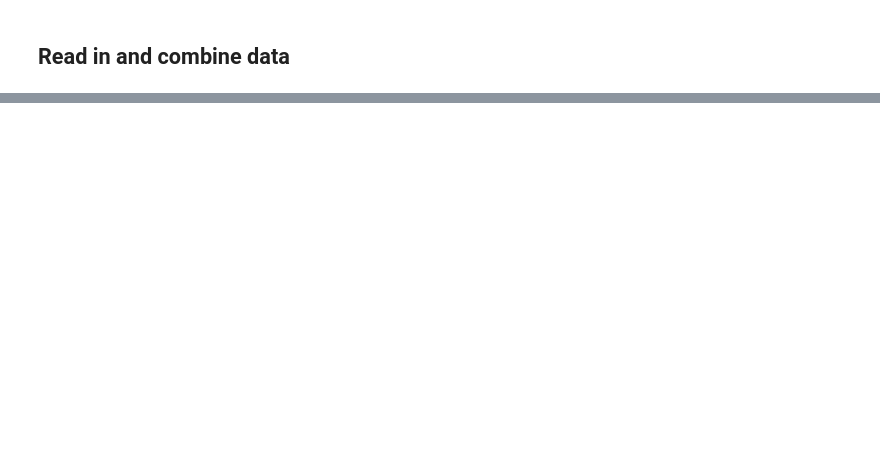
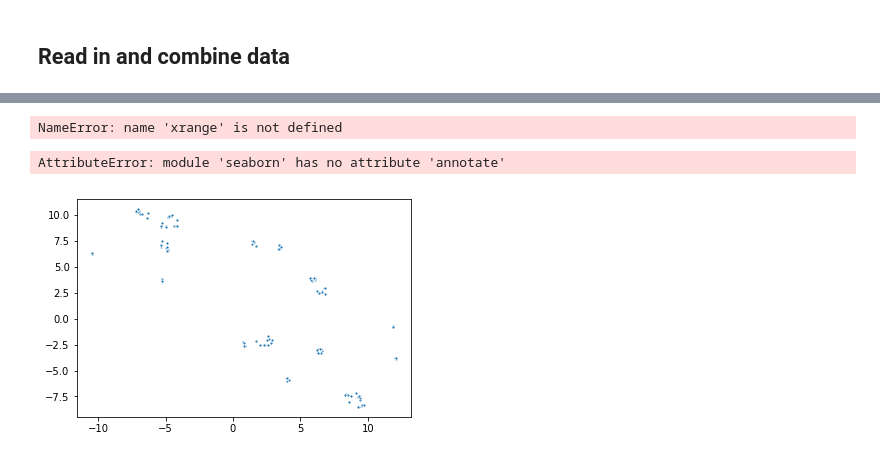
Before and after one commit to jlehnersd/kardashians, a Jupyter notebook: get_data.ipynb, the cells around one changed output, grey strips where cells are left out. Cells and saved outputs as stored; diff of their text form; code cells hidden in the pictures; blank space fills up the shorter version.

```diff
--- a/get_data.ipynb
+++ b/get_data.ipynb
@@ -38,0 +483,3 @@ kardashians = pd.concat([caitlyn, kendall, kylie, kim, kourtney, khloe, kris, ro
+# %%
+topic_vectors = np.array(topics_df)
+topic_vectors
@@ -38,0 +531,42 @@ kardashians = pd.concat([caitlyn, kendall, kylie, kim, kourtney, khloe, kris, ro
+# %%
+_lda_keys = []
+for i in xrange(topic_vectors.shape[0]):
+  _lda_keys +=  _topics[i].argmax(),
+# %% [output]
+NameError: name 'xrange' is not defined
+# %%
+nn = NearestNeighbors(metric='cosine', algorithm='brute')
+nn.fit(topic_vectors)
+
+word_indices = set()
+
+key_words = ['sweet', 'proud', 'baby', 'khloe', 'thanks', 'yes', 'today', 'miss', 'good',
+             'know', 'thank', 'fun', 'dolls', 'amazing', 'love', 'hi', 'muah', 'true', 'wow', 'yay']
+# %%
+#key_words = ["monster", "margaret", "elizabeth", "victor", "robert", "frankenstein", "henry", "justine", "beaufort", "caroline", "william"]
+for key in key_words:
+    word_index = count_vectorizer.vocabulary_[key]
+    dist, index = nn.kneighbors(topic_vectors[[word_index], :], n_neighbors=10)
+    word_indices.add(word_index)
+    word_indices.update(list(index.flat))
+
+word_indices = list(word_indices)
+
+
+target_vecs = topic_vectors[word_indices,:]
+# %%
+#figsize(10,10)
+
+vecs_emb = manifold.TSNE( metric="cosine", n_iter=3000).fit_transform(target_vecs)
+
+sns.scatterplot(x=vecs_emb[:,0], y=vecs_emb[:,1],marker='.' )
+for i, row in enumerate(vecs_emb):
+    word_i = word_indices[i]
+    word = count_vectorizer.get_feature_names()[word_i]
+    if word in key_words:
+        annotate(word, row, color="red", bbox=dict(boxstyle="round", fc="w", ec="k", alpha=.5), zorder=10)
+    else:
+        annotate(word, row, bbox=dict(boxstyle="round", fc="w", ec="k", alpha=.5), zorder=-1)
+# %% [output]
+AttributeError: module 'seaborn' has no attribute 'annotate'
+[figure, added]
```
Also changed, not shown: parts of 61 cells of this notebook, 1 other file.
